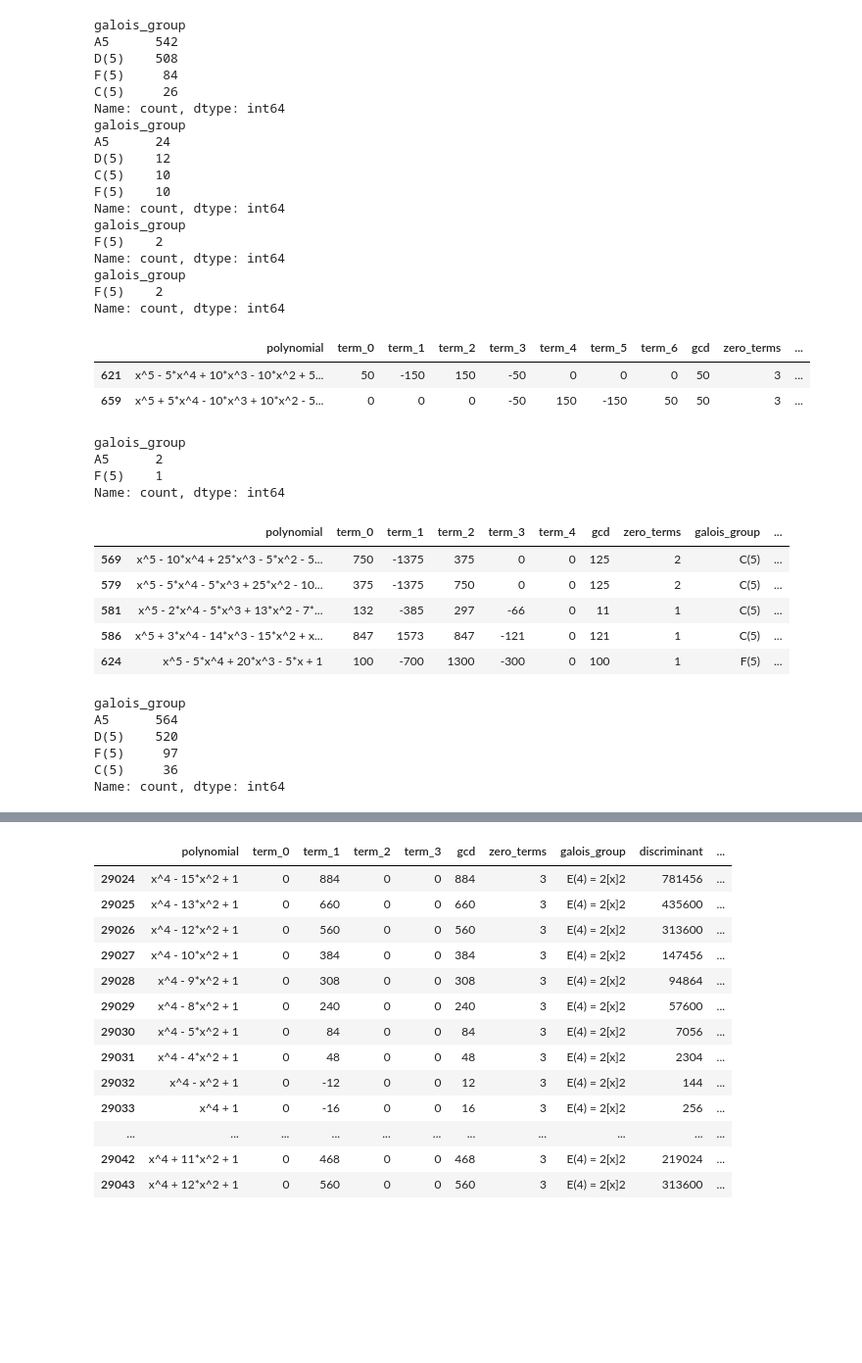
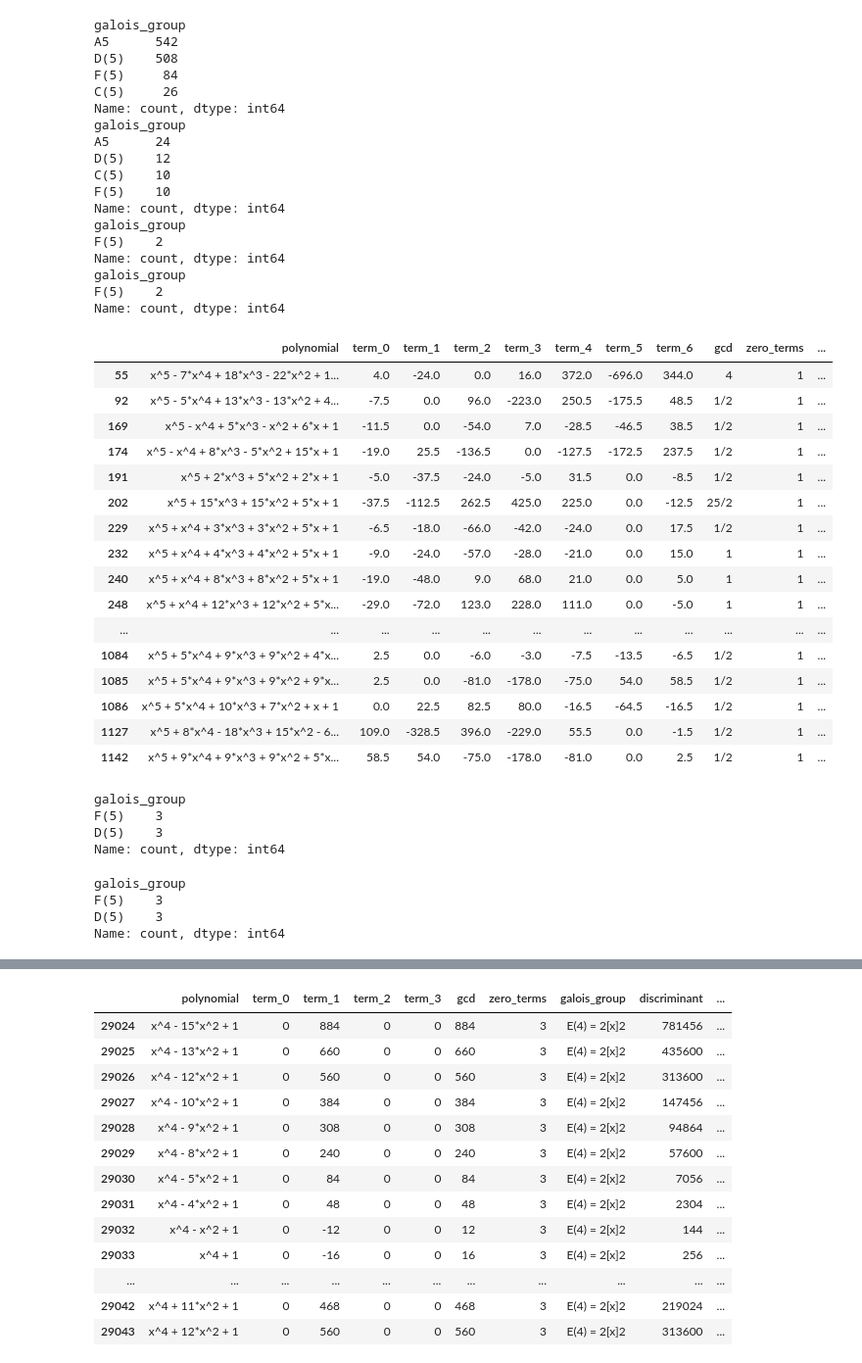
Before and after one commit to rvalenciaaz/resolvent_polynomial_experiments, a Jupyter notebook: main_scripts_formula_resolvent/output_ori_last1_galois_deg5_range25/checking_numbers.ipynb, the cells around one changed output, grey strips where cells are left out. Shown at 98% size. Drawn from its saved outputs; the diff is of its cells as text; code cells hidden in the pictures; blank space fills up the shorter version.

```diff
--- a/main_scripts_formula_resolvent/output_ori_last1_galois_deg5_range25/checking_numbers.ipynb
+++ b/main_scripts_formula_resolvent/output_ori_last1_galois_deg5_range25/checking_numbers.ipynb
@@ -3,6 +3,19 @@ import pandas as pd
 import numpy as np
 # %%
 all_table=pd.read_csv("output_all_galois_deg5_range25.csv")
+# %%
+def convert_to_float(frac_str):
+    try:
+        return float(frac_str)
+    except ValueError:
+        num, denom = frac_str.split('/')
+        try:
+            leading, num = num.split(' ')
+            whole = float(leading)
+        except ValueError:
+            whole = 0
+        frac = float(num) / float(denom)
+        return whole - frac if whole < 0 else whole + frac
 # %%
 for ht in range(0,4):
     table_zeros=all_table[all_table["zero_terms"]==ht]
@@ -27,16 +40,28 @@ galois_group
 F(5)    2
 Name: count, dtype: int64
 # %%
-all_table[all_table["zero_terms"]==3]
+all_table_2=all_table.copy()
-# %% [output]
-|  | polynomial | term_0 | term_1 | term_2 | term_3 | term_4 | term_5 | term_6 | gcd | zero_terms | ... |
-| 621 | x^5 - 5*x^4 + 10*x^3 - 10*x^2 + 5... | 50 | -150 | 150 | -50 | 0 | 0 | 0 | 50 | 3 | ... |
-| 659 | x^5 + 5*x^4 - 10*x^3 + 10*x^2 - 5... | 0 | 0 | 0 | -50 | 150 | -150 | 50 | 50 | 3 | ... |
+# %%
+for i in range(0,7):
+    all_table_2["term_"+str(i)]=all_table_2["term_"+str(i)].apply(convert_to_float)
 # %%
-first_zero["galois_group"].value_counts()
+all_table_2[all_table_2["zero_terms"]==1]
 # %% [output]
-galois_group
-A5      2
-F(5)    1
-Name: count, dtype: int64
+|  | polynomial | term_0 | term_1 | term_2 | term_3 | term_4 | term_5 | term_6 | gcd | zero_terms | ... |
+| 55 | x^5 - 7*x^4 + 18*x^3 - 22*x^2 + 1... | 4.0 | -24.0 | 0.0 | 16.0 | 372.0 | -696.0 | 344.0 | 4 | 1 | ... |
+| 92 | x^5 - 5*x^4 + 13*x^3 - 13*x^2 + 4... | -7.5 | 0.0 | 96.0 | -223.0 | 250.5 | -175.5 | 48.5 | 1/2 | 1 | ... |
+| 169 | x^5 - x^4 + 5*x^3 - x^2 + 6*x + 1 | -11.5 | 0.0 | -54.0 | 7.0 | -28.5 | -46.5 | 38.5 | 1/2 | 1 | ... |
+| 174 | x^5 - x^4 + 8*x^3 - 5*x^2 + 15*x + 1 | -19.0 | 25.5 | -136.5 | 0.0 | -127.5 | -172.5 | 237.5 | 1/2 | 1 | ... |
+| 191 | x^5 + 2*x^3 + 5*x^2 + 2*x + 1 | -5.0 | -37.5 | -24.0 | -5.0 | 31.5 | 0.0 | -8.5 | 1/2 | 1 | ... |
+| 202 | x^5 + 15*x^3 + 15*x^2 + 5*x + 1 | -37.5 | -112.5 | 262.5 | 425.0 | 225.0 | 0.0 | -12.5 | 25/2 | 1 | ... |
+| 229 | x^5 + x^4 + 3*x^3 + 3*x^2 + 5*x + 1 | -6.5 | -18.0 | -66.0 | -42.0 | -24.0 | 0.0 | 17.5 | 1/2 | 1 | ... |
+| 232 | x^5 + x^4 + 4*x^3 + 4*x^2 + 5*x + 1 | -9.0 | -24.0 | -57.0 | -28.0 | -21.0 | 0.0 | 15.0 | 1 | 1 | ... |
+| 240 | x^5 + x^4 + 8*x^3 + 8*x^2 + 5*x + 1 | -19.0 | -48.0 | 9.0 | 68.0 | 21.0 | 0.0 | 5.0 | 1 | 1 | ... |
+| 248 | x^5 + x^4 + 12*x^3 + 12*x^2 + 5*x... | -29.0 | -72.0 | 123.0 | 228.0 | 111.0 | 0.0 | -5.0 | 1 | 1 | ... |
+| ... | ... | ... | ... | ... | ... | ... | ... | ... | ... | ... | ... |
+| 1084 | x^5 + 5*x^4 + 9*x^3 + 9*x^2 + 4*x... | 2.5 | 0.0 | -6.0 | -3.0 | -7.5 | -13.5 | -6.5 | 1/2 | 1 | ... |
+| 1085 | x^5 + 5*x^4 + 9*x^3 + 9*x^2 + 9*x... | 2.5 | 0.0 | -81.0 | -178.0 | -75.0 | 54.0 | 58.5 | 1/2 | 1 | ... |
+| 1086 | x^5 + 5*x^4 + 10*x^3 + 7*x^2 + x + 1 | 0.0 | 22.5 | 82.5 | 80.0 | -16.5 | -64.5 | -16.5 | 1/2 | 1 | ... |
+| 1127 | x^5 + 8*x^4 - 18*x^3 + 15*x^2 - 6... | 109.0 | -328.5 | 396.0 | -229.0 | 55.5 | 0.0 | -1.5 | 1/2 | 1 | ... |
+| 1142 | x^5 + 9*x^4 + 9*x^3 + 9*x^2 + 5*x... | 58.5 | 54.0 | -75.0 | -178.0 | -81.0 | 0.0 | 2.5 | 1/2 | 1 | ... |
 # %%
@@ -44 +69,8 @@ nonfirst_zero=all_table[~(all_table["term_0"]==0)]
+# %%
+first_zero["galois_group"].value_counts()
+# %% [output]
+galois_group
+F(5)    3
+D(5)    3
+Name: count, dtype: int64
 # %%
@@ -46,18 +78,9 @@ last_zero=all_table[(all_table["term_4"]==0)]
 # %%
-last_zero
+last_zero["galois_group"].value_counts()
 # %% [output]
-|  | polynomial | term_0 | term_1 | term_2 | term_3 | term_4 | gcd | zero_terms | galois_group | ... |
-| 569 | x^5 - 10*x^4 + 25*x^3 - 5*x^2 - 5... | 750 | -1375 | 375 | 0 | 0 | 125 | 2 | C(5) | ... |
-| 579 | x^5 - 5*x^4 - 5*x^3 + 25*x^2 - 10... | 375 | -1375 | 750 | 0 | 0 | 125 | 2 | C(5) | ... |
-| 581 | x^5 - 2*x^4 - 5*x^3 + 13*x^2 - 7*... | 132 | -385 | 297 | -66 | 0 | 11 | 1 | C(5) | ... |
-| 586 | x^5 + 3*x^4 - 14*x^3 - 15*x^2 + x... | 847 | 1573 | 847 | -121 | 0 | 121 | 1 | C(5) | ... |
-| 624 | x^5 - 5*x^4 + 20*x^3 - 5*x + 1 | 100 | -700 | 1300 | -300 | 0 | 100 | 1 | F(5) | ... |
+galois_group
+F(5)    3
+D(5)    3
+Name: count, dtype: int64
 # %%
-nonfirst_zero["galois_group"].value_counts()
+other=all_table_2[~((all_table_2["term_6"]==0) | (all_table_2["term_0"]==0)) ]
-# %% [output]
-galois_group
-A5      564
-D(5)    520
-F(5)     97
-C(5)     36
-Name: count, dtype: int64
```
Also changed, not shown: parts of 9 cells of this notebook, 29 other files.
